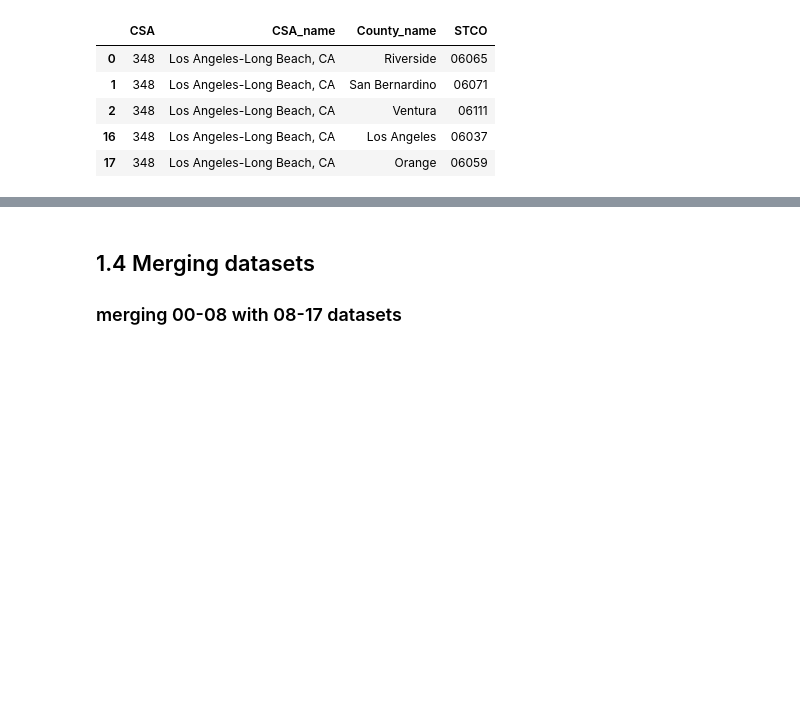
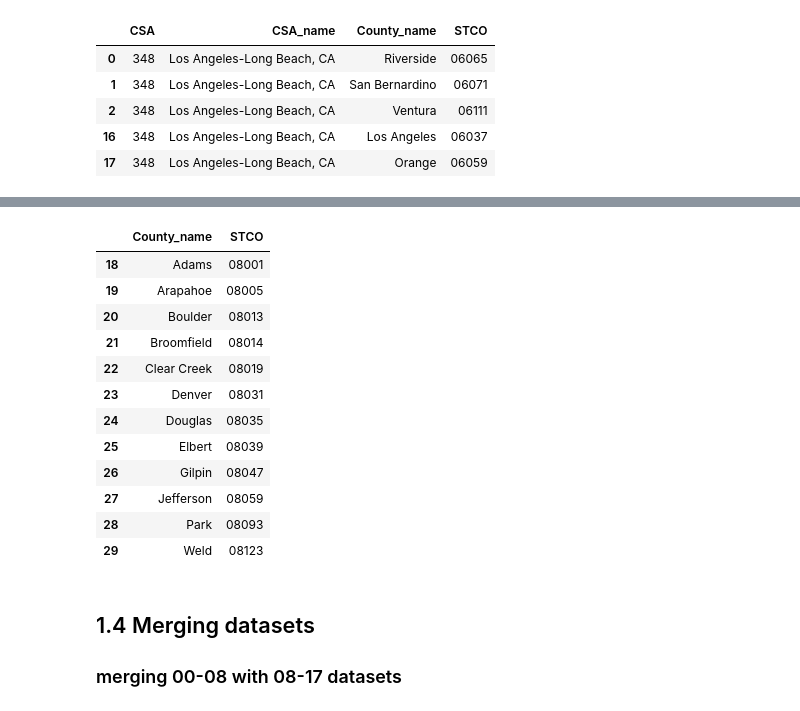
Before and after one commit to NYCPlanning/rp-USmetros_comparison, a Jupyter notebook: 5-HousingPermits00-17_BPS.ipynb, the cells around one changed output, grey strips where cells are left out. Cells and saved outputs as stored; diff of their text form; code cells hidden in the pictures; blank space fills up the shorter version.

```diff
--- a/5-HousingPermits00-17_BPS.ipynb
+++ b/5-HousingPermits00-17_BPS.ipynb
@@ -359,3 +379,19 @@ To retain the current behavior and silence the warning, pass 'sort=True'.
+# %%
+geo[geo['CSA'] == '216'].iloc[:,-2:]
+# %% [output]
+|  | County_name | STCO |
+| 18 | Adams | 08001 |
+| 19 | Arapahoe | 08005 |
+| 20 | Boulder | 08013 |
+| 21 | Broomfield | 08014 |
+| 22 | Clear Creek | 08019 |
+| 23 | Denver | 08031 |
+| 24 | Douglas | 08035 |
+| 25 | Elbert | 08039 |
+| 26 | Gilpin | 08047 |
+| 27 | Jefferson | 08059 |
+| 28 | Park | 08093 |
+| 29 | Weld | 08123 |
 # %%
 geo.to_csv('data/USmetros_full_correct.csv')
 # %% [markdown]
```
Also changed, not shown: parts of 1 cell of this notebook, 3 other files.
